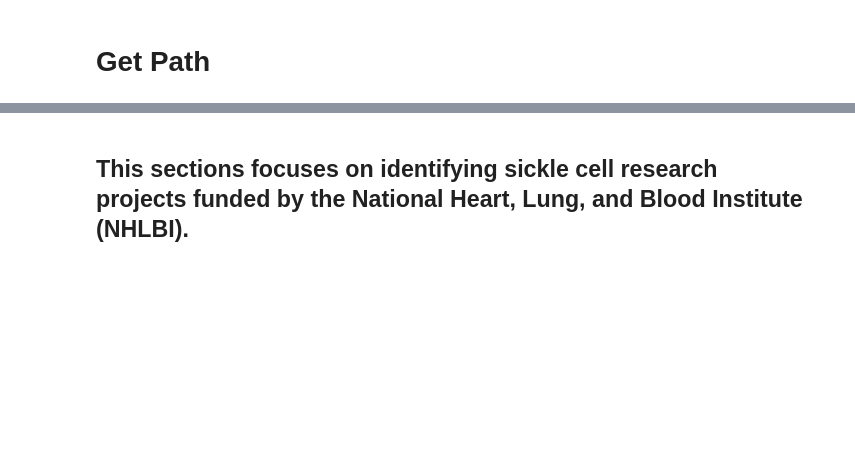
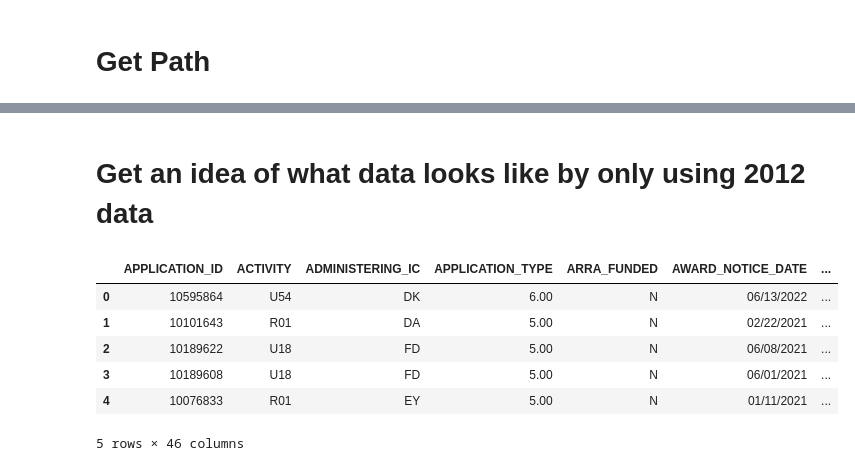
Before and after one commit to NiikNiik/Sickle_Cell_NIH_RePorter, a Jupyter notebook: Sickle_cell.ipynb, the cells around one changed output, grey strips where cells are left out. Saved outputs shown, nothing was run; the diff lists cells and outputs as text; code cells hidden in the pictures; blank space fills up the shorter version.

```diff
--- a/Sickle_cell.ipynb
+++ b/Sickle_cell.ipynb
@@ -55,2 +58,16 @@ C:\Users\NAjani
-# %% [markdown]
-## This sections focuses on identifying sickle cell research projects funded by the National Heart, Lung, and Blood Institute (NHLBI).
+# %%
+# read in a csv file of grants using pd.read_csv() function
+grants_2021 = pd.read_csv(path + '/WagnerData/Data/Projects/RePORTER_PRJ_C_FY2021.csv', encoding='latin-1')
+# %% [markdown]
+# Get an idea of what data looks like by only using 2012 data
+# %%
+# See first 5 rows with head() function
+grants_2021.head(5)
+# %% [output]
+|  | APPLICATION_ID | ACTIVITY | ADMINISTERING_IC | APPLICATION_TYPE | ARRA_FUNDED | AWARD_NOTICE_DATE | ... |
+| 0 | 10595864 | U54 | DK | 6.00 | N | 06/13/2022 | ... |
+| 1 | 10101643 | R01 | DA | 5.00 | N | 02/22/2021 | ... |
+| 2 | 10189622 | U18 | FD | 5.00 | N | 06/08/2021 | ... |
+| 3 | 10189608 | U18 | FD | 5.00 | N | 06/01/2021 | ... |
+| 4 | 10076833 | R01 | EY | 5.00 | N | 01/11/2021 | ... |
+5 rows × 46 columns
```
Also changed, not shown: parts of 11 cells of this notebook.
